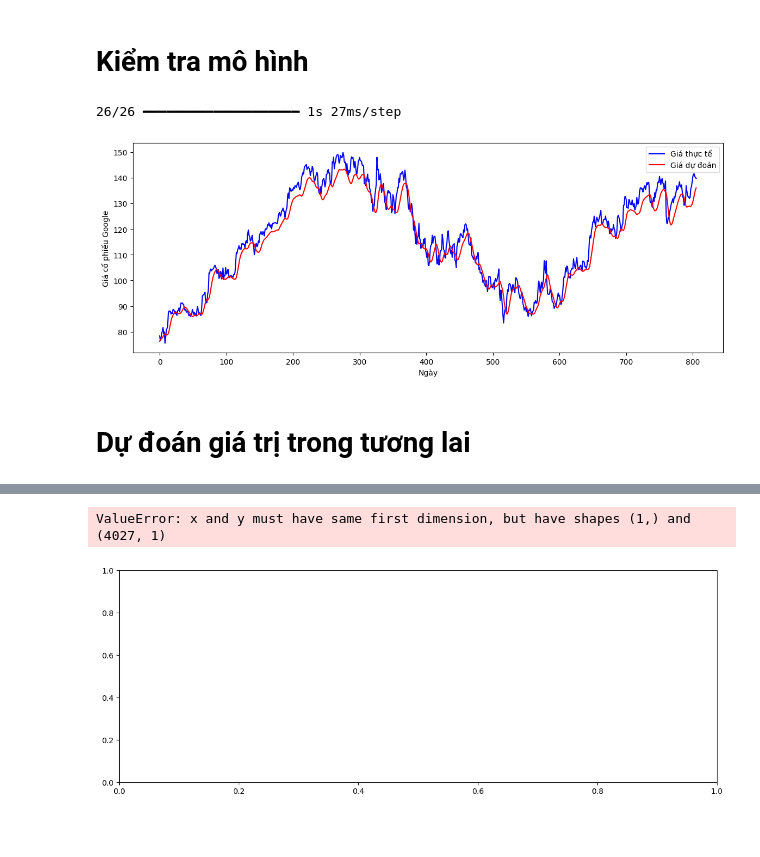
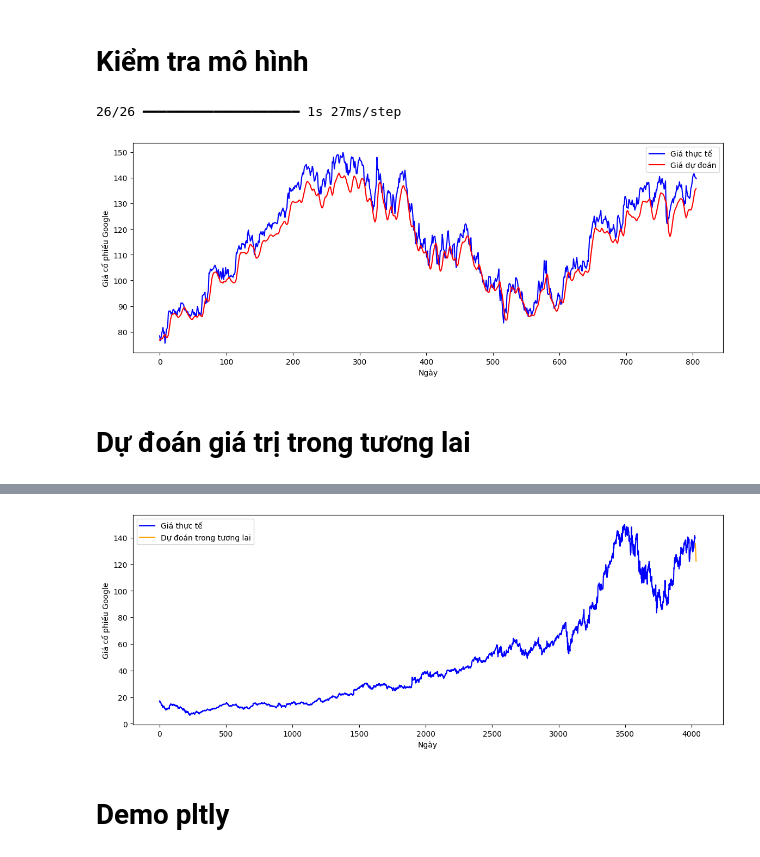
Before and after one commit to HoaAn22/LSTM-StockPredictor-GOOGL, a Jupyter notebook: LSTM.ipynb, the cells around one changed output, grey strips where cells are left out. Cells and saved outputs as stored; diff of their text form; code cells hidden in the pictures; blank space fills up the shorter version.

```diff
--- a/LSTM.ipynb
+++ b/LSTM.ipynb
@@ -116,5 +116,5 @@ Model: "sequential_6"
  Non-trainable params: 0 (0.00 B)
 # %%
 # Huấn luyện mô hình
-model.fit(X_train, y_train, epochs=2200, batch_size=32)
+history = model.fit(X_train, y_train, epochs=200, batch_size=32) # history lưu lại quá trình train mô hình
 # %% [output]
@@ -162,12 +181,12 @@ plt.legend()
 plt.show()
 # %% [output]
 26/26 ━━━━━━━━━━━━━━━━━━━━ 1s 27ms/step
-[figure, old version]
+[figure, new version]
 # %% [markdown]
 # Dự đoán giá trị trong tương lai
 # %%
 # Số ngày muốn dự đoán trong tương lai
-future_days = 14
+future_days = 7
 
 # Lấy dữ liệu 60 ngày cuối cùng từ tập dữ liệu huấn luyện để làm đầu vào cho dự đoán tương lai
 input_data = scaled_data[-60:]
@@ -213,5 +225,6 @@ plt.show()
-ValueError: x and y must have same first dimension, but have shapes (1,) and (4027, 1)
-[figure, old version]
+[figure, new version]
+# %% [markdown]
+# Demo pltly
 # %%
 # Demo - biểu đồ tương tác
 import plotly.graph_objs as go
```
Also changed, not shown: parts of 7 cells of this notebook, 1 other file.
